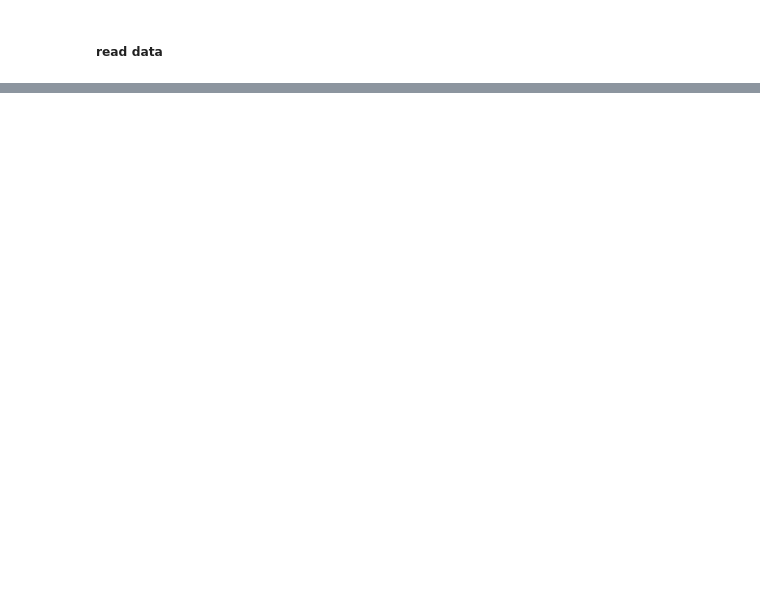
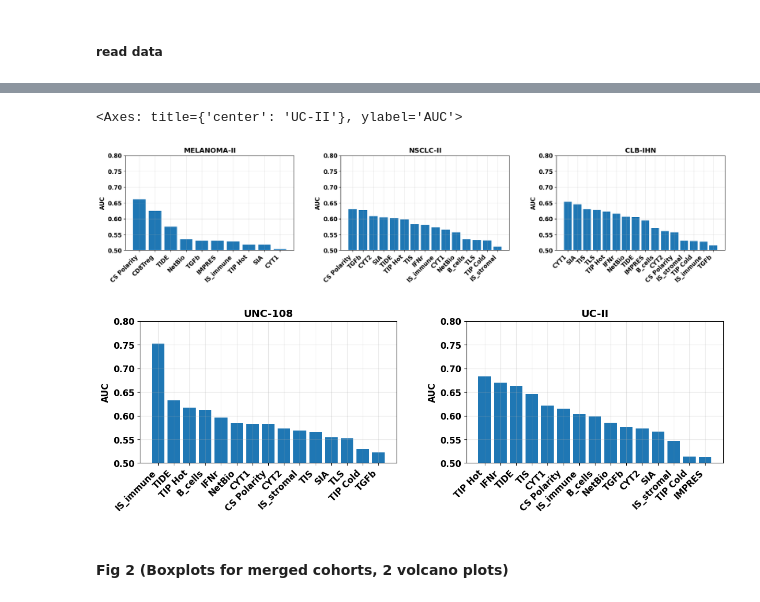
Before and after one commit to qiluzhou/TMEscore_review, a Jupyter notebook: codes.ipynb, the cells around one changed output, grey strips where cells are left out. Cells and saved outputs as stored; diff of their text form; code cells hidden in the pictures; blank space fills up the shorter version.

```diff
--- a/codes.ipynb
+++ b/codes.ipynb
@@ -598,0 +239,28 @@ Passing `palette` without assigning `hue` is deprecated and will be removed in v
+# %%
+###  merged score and clinical data
+
+combined_data = combined_score.merge(full_clin, left_index = True, right_index = True, how = "inner")
+melanoma_data = melanoma_score.merge(full_clin, left_index = True, right_index = True, how = "inner")
+combined_data1 = divide_group(combined_data)
+melanoma_data1 = divide_group(melanoma_data)
+
+vath_data = vath_score.merge(vath_clin, left_index = True, right_index = True, how = "inner")
+ccrcc_data = ccrcc_score.merge(full_clin, left_index = True, right_index = True, how = "inner")
+unc108_data = unc108_score.merge(full_clin, left_index = True, right_index = True, how = "inner")
+urothelial_met_data = urothelial_met_score.merge(full_clin, left_index = True, right_index = True, how = "inner")
+foy_nsclc_data = foy_nsclc_score.merge(foy_nsclc_clin, left_index = True, right_index = True, how = "inner")
+ravi_data = ravi_score.merge(ravi_clin, left_index = True, right_index = True, how = "inner")
+foy_hnscc_data = foy_hnscc_score.merge(foy_hnscc_clin, left_index = True, right_index = True, how = "inner")
+
+
+## divide patients into groups based on scores
+vath_data1 = divide_group(vath_data)
+ccrcc_data1 = divide_group(ccrcc_data)
+unc108_data1 = divide_group(unc108_data)
+urothelial_met_data1 = divide_group(urothelial_met_data)
+foy_nsclc_data1 = divide_group(foy_nsclc_data)
+ravi_data1 = divide_group(ravi_data)
+foy_hnscc_data1 = divide_group(foy_hnscc_data)
+
+tcga_os_data = tcga_os_score.merge(tcga_os_clin, left_index = True, right_index = True, how = "inner")
+tcga_os_data1 = divide_group(tcga_os_data)
@@ -598,0 +384,18 @@ Passing `palette` without assigning `hue` is deprecated and will be removed in v
+# %%
+## Plot AUC for individual ICI-treated cohorts
+fig1_3, ax1_3 = plt.subplots(1,3, figsize=(18, 4), constrained_layout=True, gridspec_kw={'wspace': 0.1})
+
+auc_plot(ax1_3[0], df = vath_data, event_col = "os_status", name = "MELANOMA-II")
+auc_plot(ax1_3[1], df = ravi_data1, name = "NSCLC-II")
+auc_plot(ax1_3[2], df = foy_hnscc_data1, event_col = "OS_status", name = "CLB-IHN")
+
+fig1_4, ax1_4 = plt.subplots(1,2, figsize=(12, 4), constrained_layout=True, gridspec_kw={'wspace': 0.1})
+unc108_data2 = unc108_data1.fillna(0)
+auc_plot(ax1_4[0], df = unc108_data2, name = "UNC-108")
+auc_plot(ax1_4[1], df = urothelial_met_data1, name = "UC-II")
+# %% [output]
+<Axes: title={'center': 'UC-II'}, ylabel='AUC'>
+[figure, added]
+[figure, added]
+# %% [markdown]
+#### Fig 2 (Boxplots for merged cohorts, 2 volcano plots)
```
Also changed, not shown: parts of 48 cells of this notebook.
